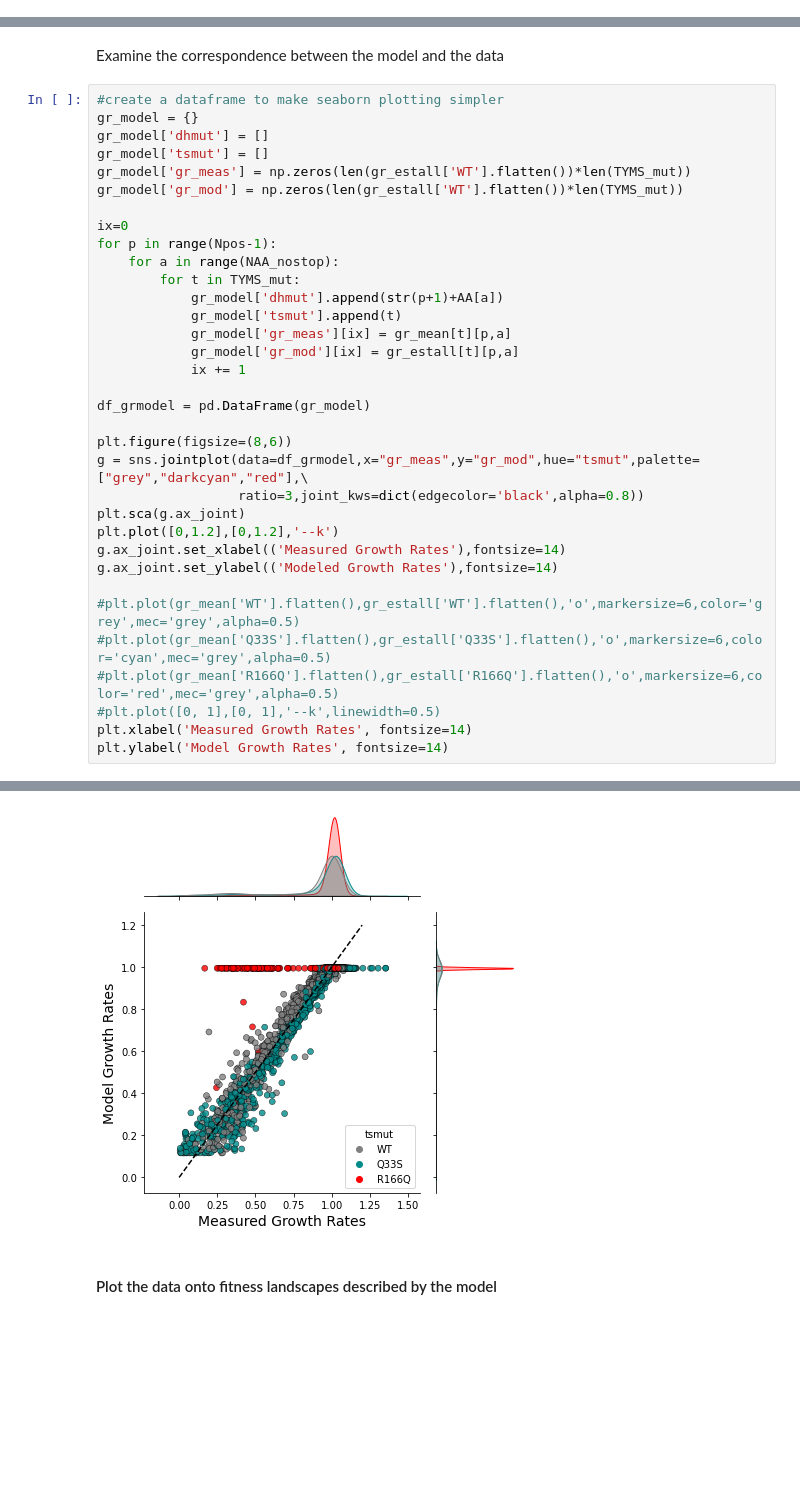
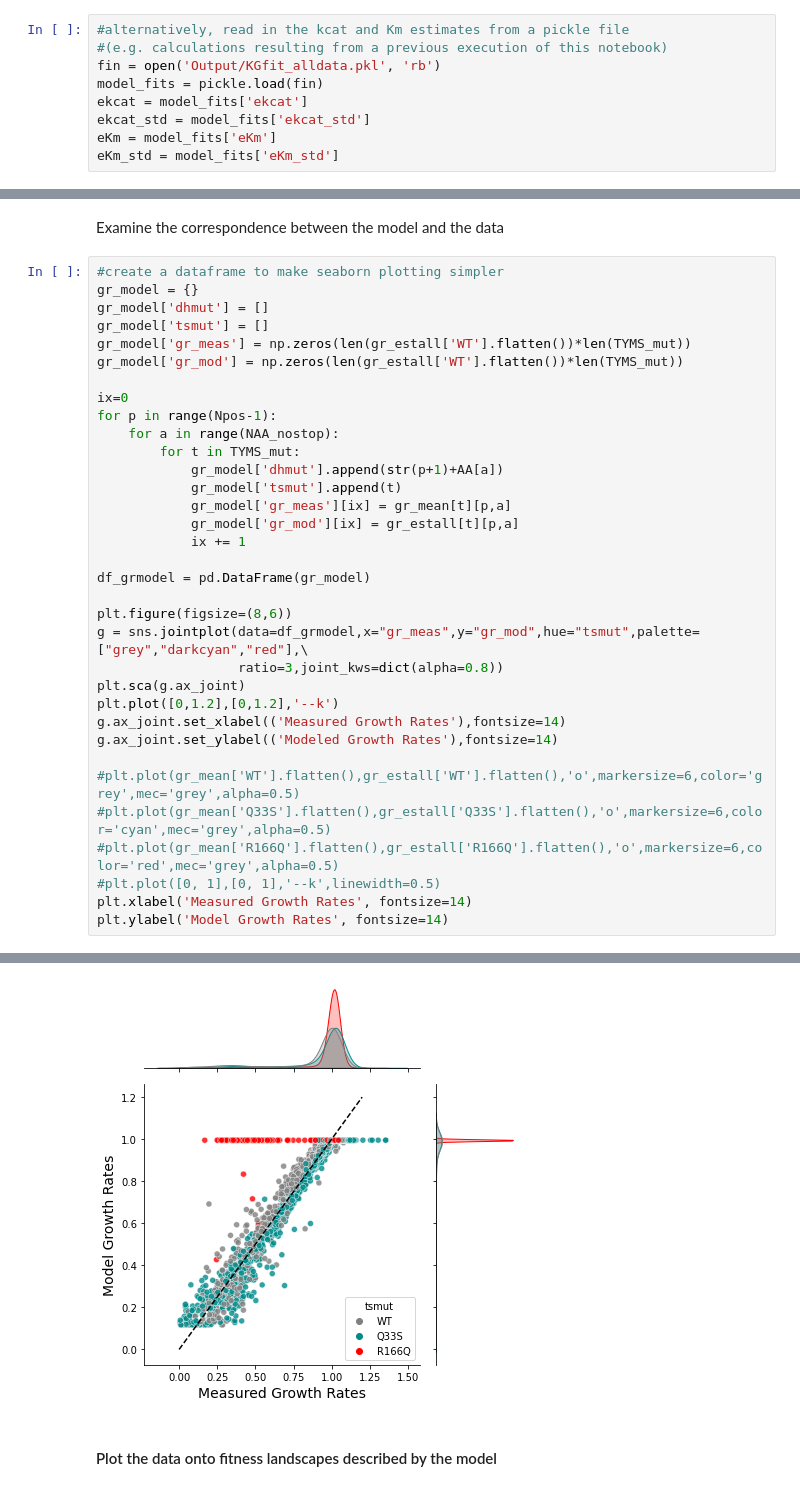
Before and after one commit to reynoldsk/dhfr-tyms-epistasis, a Jupyter notebook: 4_ModelAndDMSData.ipynb, the cells around one changed output, grey strips where cells are left out. Saved outputs shown, nothing was run; the diff lists cells and outputs as text; blank space fills up the shorter version.

Commit message:
Fixed a few errors in notebooks 1-4 (mostly related to deprecated plotting commands) that were identified by Ryan and Phil

```diff
--- a/4_ModelAndDMSData.ipynb
+++ b/4_ModelAndDMSData.ipynb
@@ -743,3 +728,12 @@ estimating effects for position 157
+# %%
+#alternatively, read in the kcat and Km estimates from a pickle file
+#(e.g. calculations resulting from a previous execution of this notebook)
+fin = open('Output/KGfit_alldata.pkl', 'rb')
+model_fits = pickle.load(fin)
+ekcat = model_fits['ekcat']
+ekcat_std = model_fits['ekcat_std']
+eKm = model_fits['eKm']
+eKm_std = model_fits['eKm_std']
 # %% [markdown]
 Estimate back the growth rates from the best fits.
 # %%
@@ -770,35 +764,35 @@ gr_model['gr_meas'] = np.zeros(len(gr_estall['WT'].flatten())*len(TYMS_mut))
 gr_model['gr_mod'] = np.zeros(len(gr_estall['WT'].flatten())*len(TYMS_mut))
 
 ix=0
 for p in range(Npos-1):
     for a in range(NAA_nostop):
         for t in TYMS_mut:
             gr_model['dhmut'].append(str(p+1)+AA[a])
             gr_model['tsmut'].append(t)
             gr_model['gr_meas'][ix] = gr_mean[t][p,a]
             gr_model['gr_mod'][ix] = gr_estall[t][p,a]
             ix += 1
 
 df_grmodel = pd.DataFrame(gr_model)
 
 plt.figure(figsize=(8,6))
 g = sns.jointplot(data=df_grmodel,x="gr_meas",y="gr_mod",hue="tsmut",palette=["grey","darkcyan","red"],\
-                  ratio=3,joint_kws=dict(edgecolor='black',alpha=0.8))
+                  ratio=3,joint_kws=dict(alpha=0.8))
 plt.sca(g.ax_joint)
 plt.plot([0,1.2],[0,1.2],'--k')
 g.ax_joint.set_xlabel(('Measured Growth Rates'),fontsize=14)
 g.ax_joint.set_ylabel(('Modeled Growth Rates'),fontsize=14)
 
 #plt.plot(gr_mean['WT'].flatten(),gr_estall['WT'].flatten(),'o',markersize=6,color='grey',mec='grey',alpha=0.5)
 #plt.plot(gr_mean['Q33S'].flatten(),gr_estall['Q33S'].flatten(),'o',markersize=6,color='cyan',mec='grey',alpha=0.5)
 #plt.plot(gr_mean['R166Q'].flatten(),gr_estall['R166Q'].flatten(),'o',markersize=6,color='red',mec='grey',alpha=0.5)
 #plt.plot([0, 1],[0, 1],'--k',linewidth=0.5)
 plt.xlabel('Measured Growth Rates', fontsize=14)
 plt.ylabel('Model Growth Rates', fontsize=14)
 # %% [output]
 Text(27.0, 0.5, 'Model Growth Rates')
 <Figure size 576x432 with 0 Axes>
-[figure, old version]
+[figure, new version]
 # %% [markdown]
 #### Plot the data onto fitness landscapes described by the model
 # %%
```
Also changed, not shown: parts of 4 cells of this notebook, 3 other files.
